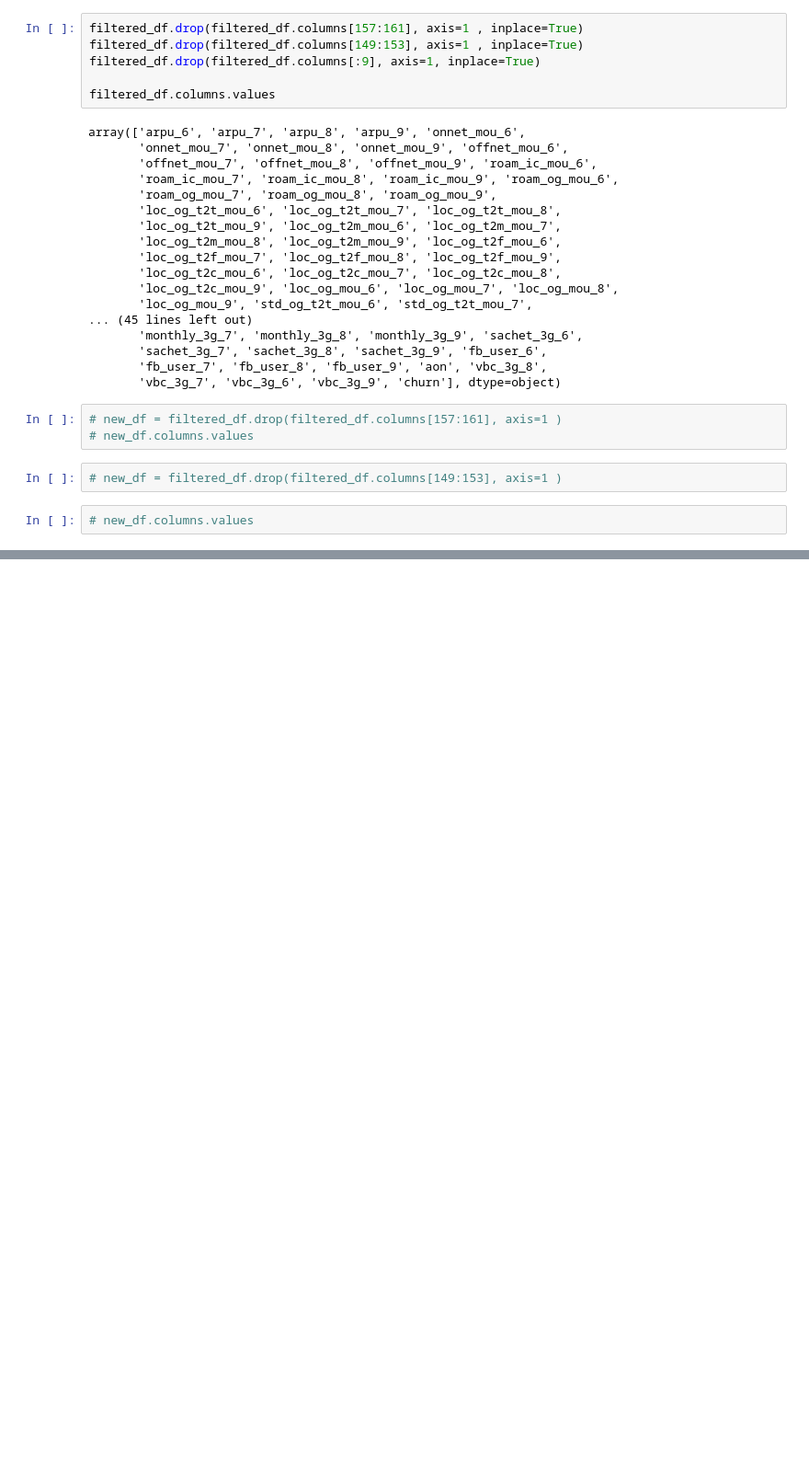
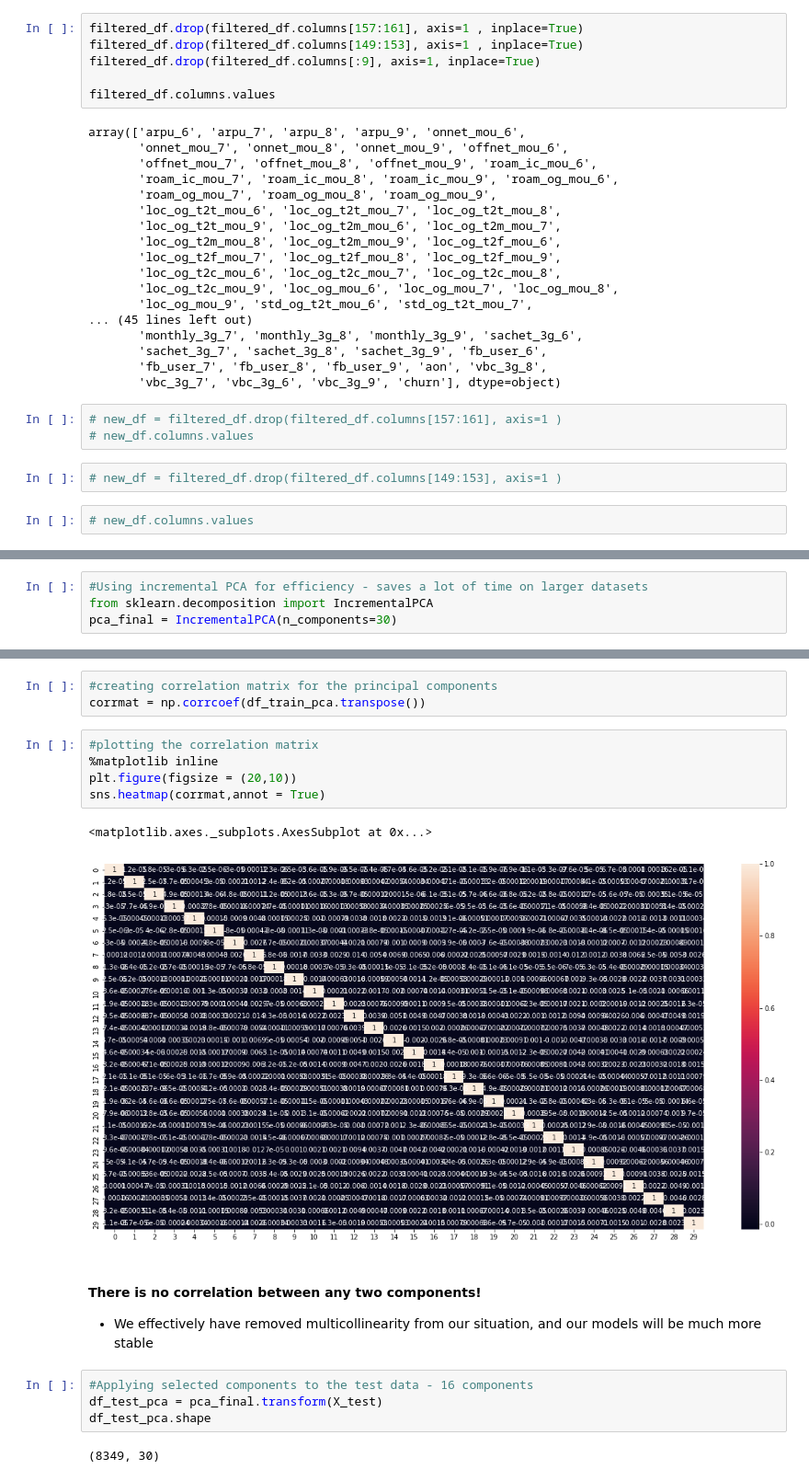
Before and after one commit to rushil94/telecom_churn_ml, a Jupyter notebook: telecom_red_devil.ipynb, the cells around one changed output, grey strips where cells are left out. Shown at 92% size. Cells and saved outputs as stored; diff of their text form; blank space fills up the shorter version.

```diff
--- a/telecom_red_devil.ipynb
+++ b/telecom_red_devil.ipynb
@@ -345,0 +692,4 @@ array(['arpu_6', 'arpu_7', 'arpu_8', 'arpu_9', 'onnet_mou_6',
+# %%
+#Using incremental PCA for efficiency - saves a lot of time on larger datasets
+from sklearn.decomposition import IncrementalPCA
+pca_final = IncrementalPCA(n_components=30)
@@ -345,0 +710,20 @@ array(['arpu_6', 'arpu_7', 'arpu_8', 'arpu_9', 'onnet_mou_6',
+# %%
+#creating correlation matrix for the principal components
+corrmat = np.corrcoef(df_train_pca.transpose())
+# %%
+#plotting the correlation matrix
+%matplotlib inline
+plt.figure(figsize = (20,10))
+sns.heatmap(corrmat,annot = True)
+# %% [output]
+<matplotlib.axes._subplots.AxesSubplot at 0x...>
+[figure, added]
+# %% [markdown]
+#### There is no correlation between any two components!
+- We effectively have removed multicollinearity from our situation, and our models will be much more stable
+# %%
+#Applying selected components to the test data - 16 components
+df_test_pca = pca_final.transform(X_test)
+df_test_pca.shape
+# %% [output]
+(8349, 30)
```
Also changed, not shown: parts of 63 cells of this notebook.
